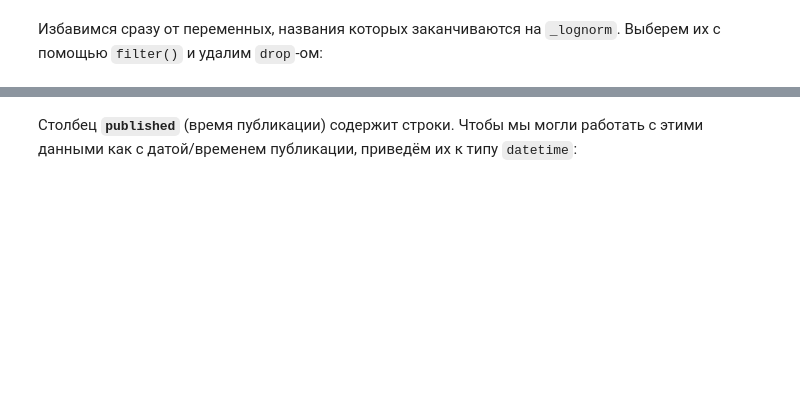
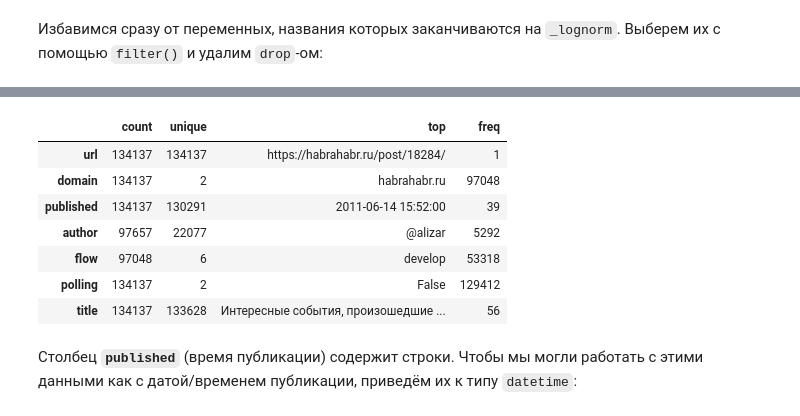
Before and after one commit to Sepren/MachineLearning, a Jupyter notebook: Упражнения.ipynb, the cells around one changed output, grey strips where cells are left out. Saved outputs shown, nothing was run; the diff lists cells and outputs as text; code cells hidden in the pictures; blank space fills up the shorter version.

```diff
--- a/Упражнения.ipynb
+++ b/Упражнения.ipynb
@@ -429,6 +438,14 @@ df.describe().T
 # %%
-df.describe(include = ['object', 'bool'] # бинарные и категориальные переменные
-           ).T
+df.describe(include = ['object', 'bool']).T # бинарные и категориальные переменные
+# %% [output]
+|  | count | unique | top | freq |
+| url | 134137 | 134137 | https://habrahabr.ru/post/18284/ | 1 |
+| domain | 134137 | 2 | habrahabr.ru | 97048 |
+| published | 134137 | 130291 | 2011-06-14 15:52:00 | 39 |
+| author | 97657 | 22077 | @alizar | 5292 |
+| flow | 97048 | 6 | develop | 53318 |
+| polling | 134137 | 2 | False | 129412 |
+| title | 134137 | 133628 | Интересные события, произошедшие ... | 56 |
 # %%
 # настройка внешнего вида графиков в seaborn
 sns.set_style("dark")
```
Also changed, not shown: parts of 8 cells of this notebook.
